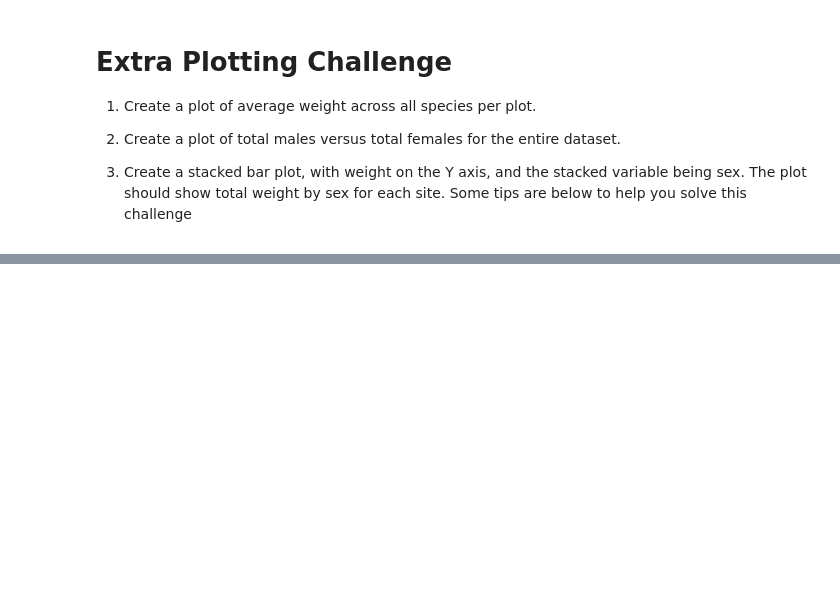
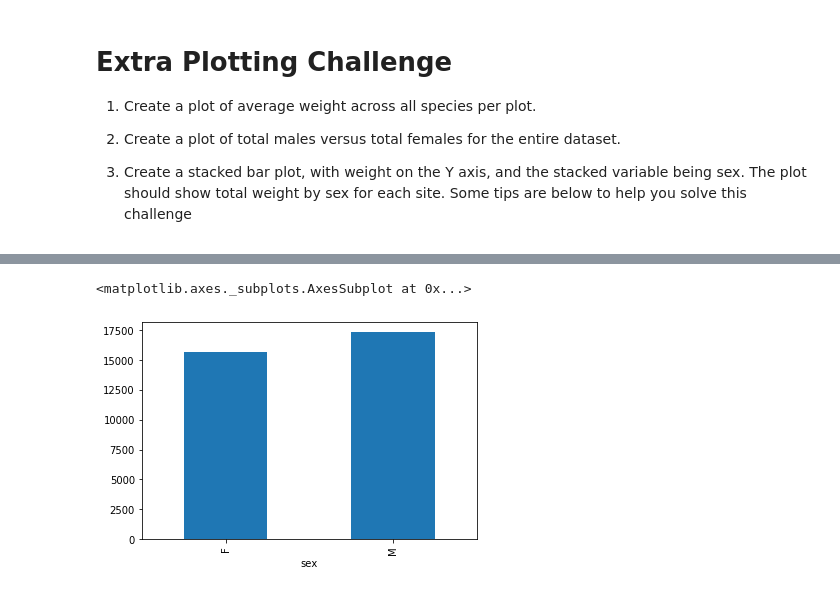
Before and after one commit to rksin8/data_science_projects, a Jupyter notebook: Data_Analysis_with_python.ipynb, the cells around one changed output, grey strips where cells are left out. Drawn from its saved outputs; the diff is of its cells as text; code cells hidden in the pictures; blank space fills up the shorter version.

```diff
--- a/Data_Analysis_with_python.ipynb
+++ b/Data_Analysis_with_python.ipynb
@@ -272,6 +684,9 @@ df.groupby('species_id').mean()["weight"].plot(kind='bar')
 # %%
 # 2. Create a plot of total males versus total females for the entire dataset.
-df.groupby('sex').count()["record_id"].plot(kind='bar')
+surveys_df.groupby('sex').count()["record_id"].plot(kind='bar')
+# %% [output]
+<matplotlib.axes._subplots.AxesSubplot at 0x...>
+[figure, added]
 # %%
 # 3 Explaination
 d = {'one' : [1., 2., 3.,4.],'two' : [1., 2., 3., 4.]}
```
Also changed, not shown: parts of 73 cells of this notebook.
